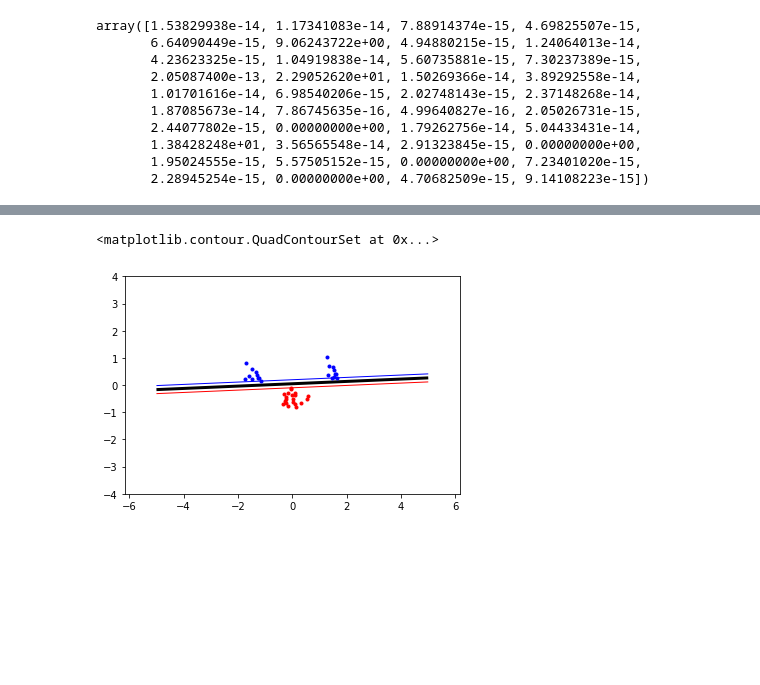
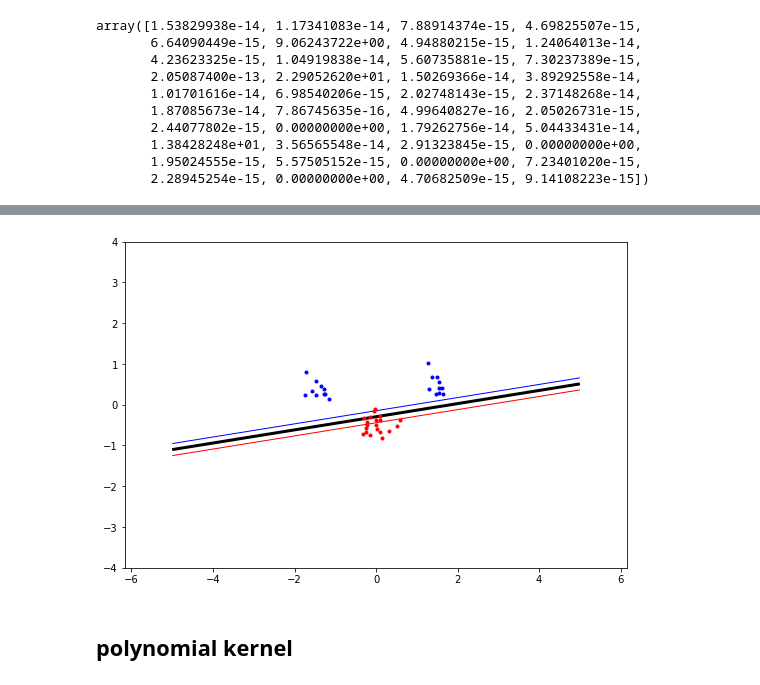
Before and after one commit to KenzaB27/support_vector_machines, a Jupyter notebook: svm-tobi.ipynb, the cells around one changed output, grey strips where cells are left out. Drawn from its saved outputs; the diff is of its cells as text; code cells hidden in the pictures; blank space fills up the shorter version.

```diff
--- a/svm-tobi.ipynb
+++ b/svm-tobi.ipynb
@@ -107,0 +102,3 @@ array([ 0.        ,  0.        ,  0.        ,  0.        ,  0.        ,
+# %%
+alpha = norm(10**-5, ret['x'])
+alpha
@@ -116,0 +133,10 @@ plt.savefig('svmplot.pdf') # Save a copy
+# %%
+#do optimization
+C = None
+sigma = 1
+PA = P_ij(inputs,targets,RBF_kernel,2)
+t = targets
+B = [(0, None) for b in range(N)]
+
+ret = minimize(objective,np.zeros(40),bounds=B,constraints={'type':'eq','fun':z_const})
+ret['x']
@@ -116,0 +154,3 @@ plt.savefig('svmplot.pdf') # Save a copy
+# %%
+alpha = norm(10**-5, ret['x'])
+alpha
@@ -117,14 +166,19 @@ plt.savefig('svmplot.pdf') # Save a copy
+# %%
+b = calc_b(alpha,targets,5,inputs,RBF_kernel,2)
 # %%
+plt.figure(figsize=(9,6))
 plt.plot([p[0] for p in classA],[p[1] for p in classA],'b.')
 plt.plot([p[0] for p in classB],[p[1] for p in classB],'r.')
 plt.axis('equal') # Force same s c a l e on both axes
-plt.savefig('svmplot.pdf') # Save a copy
+#plt.savefig('svmplot.pdf') # Save a copy
 
 xgrid = np.linspace(-5 , 5)
 ygrid = np.linspace(-4 , 4)
 grid = np.array([[ind(np.array([x,y]),inputs,alpha,targets,b,lin_kernel,0) for x in xgrid] for y in ygrid])
 
 plt.contour( xgrid, ygrid, grid,(-1.0 , 0.0 , 1.0 ), colors =('red', 'black','blue'), linewidths =(1, 3, 1))
+plt.show()
 # %% [output]
-<matplotlib.contour.QuadContourSet at 0x...>
-[figure, old version]
+[figure, new version]
+# %% [markdown]
+## polynomial kernel
```
Also changed, not shown: parts of 9 cells of this notebook, 1 other file.
